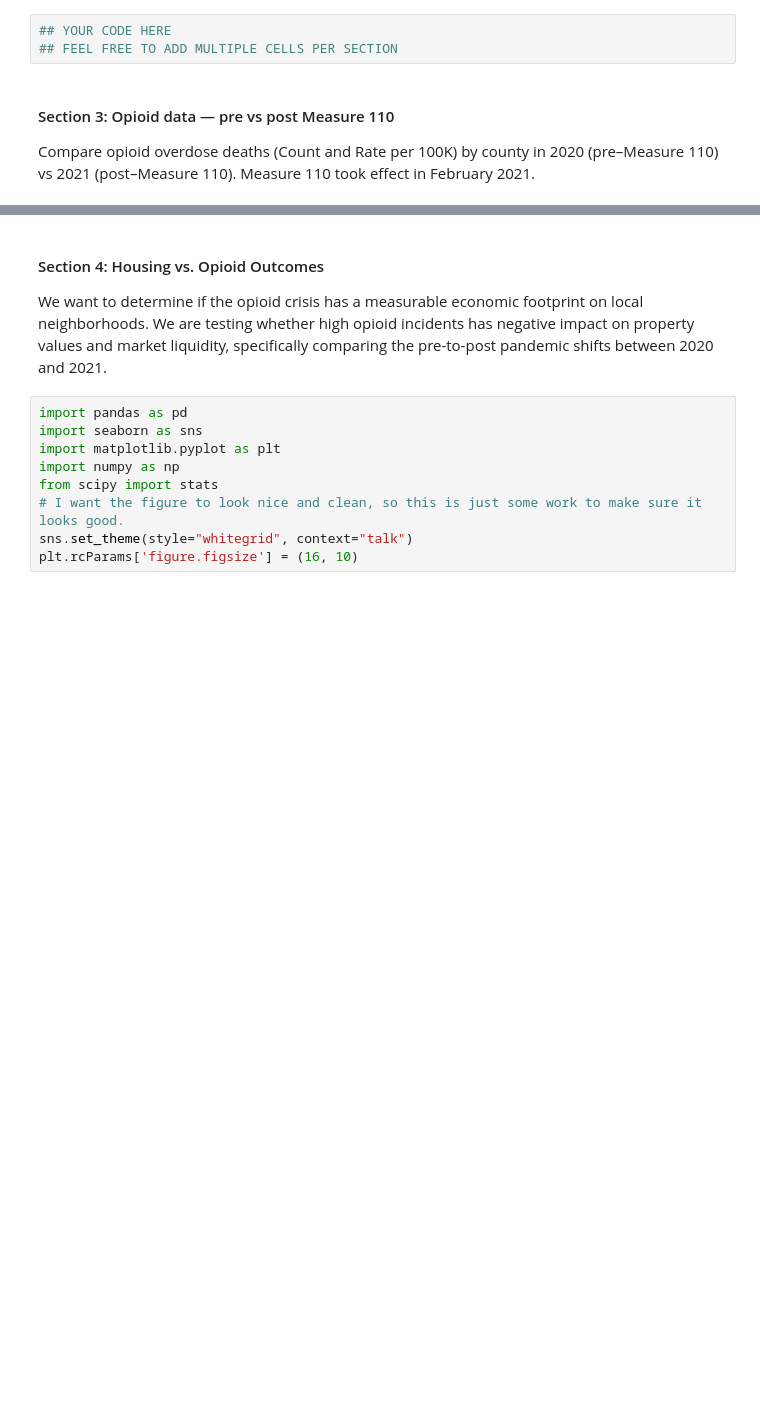
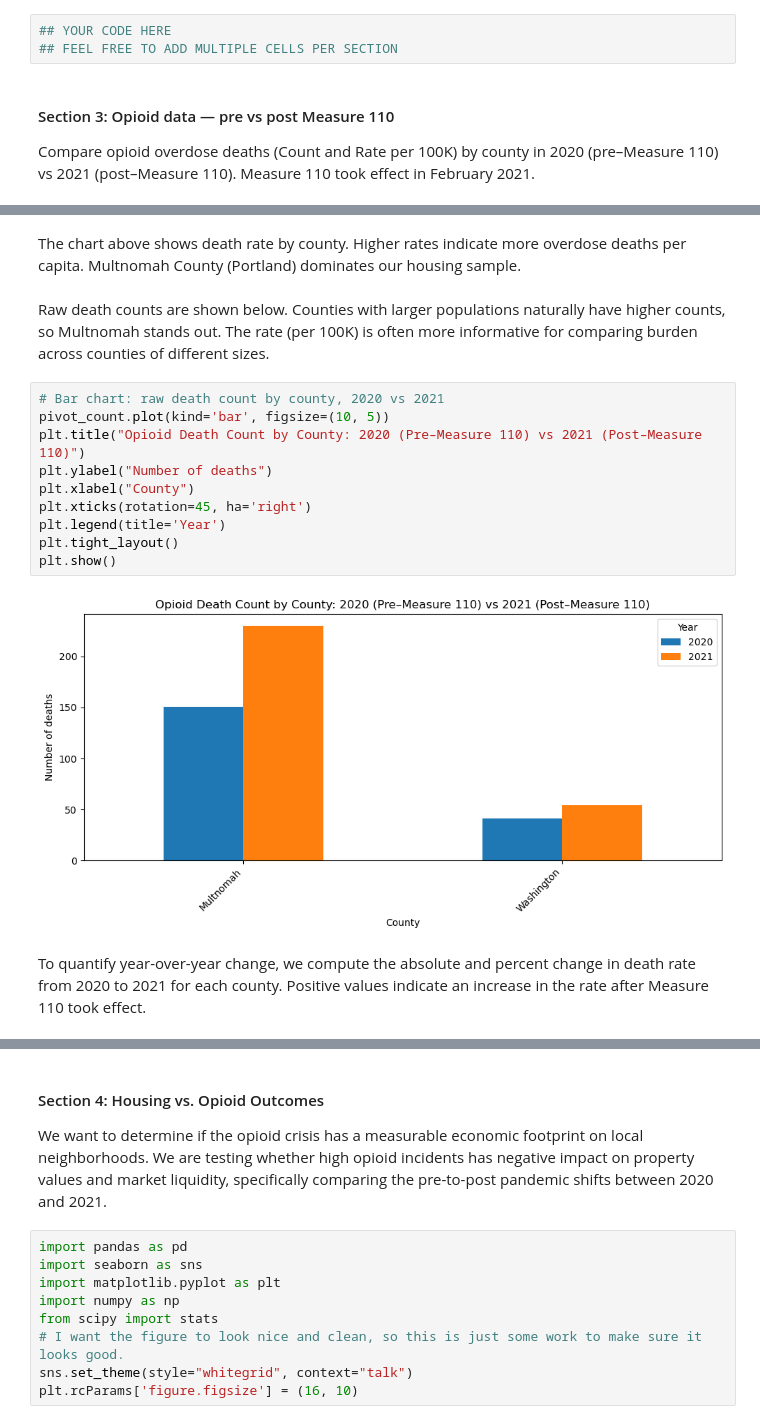
Before and after one commit to COGS108/Group008_WI26, a Jupyter notebook: 02-EDACheckpoint.ipynb, the cells around one changed output, grey strips where cells are left out. Cells and saved outputs as stored; diff of their text form; blank space fills up the shorter version.

Commit message:
Expand Section 3 EDA: add summary stats, count vs rate charts, year-over-year change analysis
Made-with: Cursor

```diff
--- a/02-EDACheckpoint.ipynb
+++ b/02-EDACheckpoint.ipynb
@@ -469,0 +502,18 @@ plt.show()
+# %% [markdown]
+The chart above shows death rate by county. Higher rates indicate more overdose deaths per capita. Multnomah County (Portland) dominates our housing sample.
+# %% [markdown]
+Raw death counts are shown below. Counties with larger populations naturally have higher counts, so Multnomah stands out. The rate (per 100K) is often more informative for comparing burden across counties of different sizes.
+# %%
+# Bar chart: raw death count by county, 2020 vs 2021
+pivot_count.plot(kind='bar', figsize=(10, 5))
+plt.title("Opioid Death Count by County: 2020 (Pre–Measure 110) vs 2021 (Post–Measure 110)")
+plt.ylabel("Number of deaths")
+plt.xlabel("County")
+plt.xticks(rotation=45, ha='right')
+plt.legend(title='Year')
+plt.tight_layout()
+plt.show()
+# %% [output]
+[figure, added]
+# %% [markdown]
+To quantify year-over-year change, we compute the absolute and percent change in death rate from 2020 to 2021 for each county. Positive values indicate an increase in the rate after Measure 110 took effect.
```
Also changed, not shown: parts of 12 cells of this notebook.
